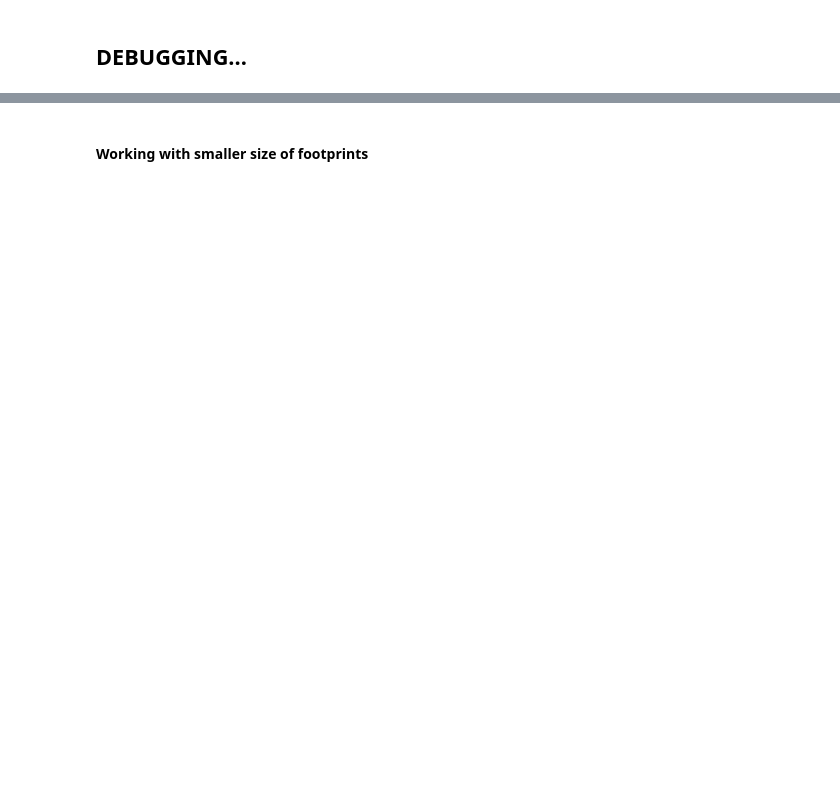
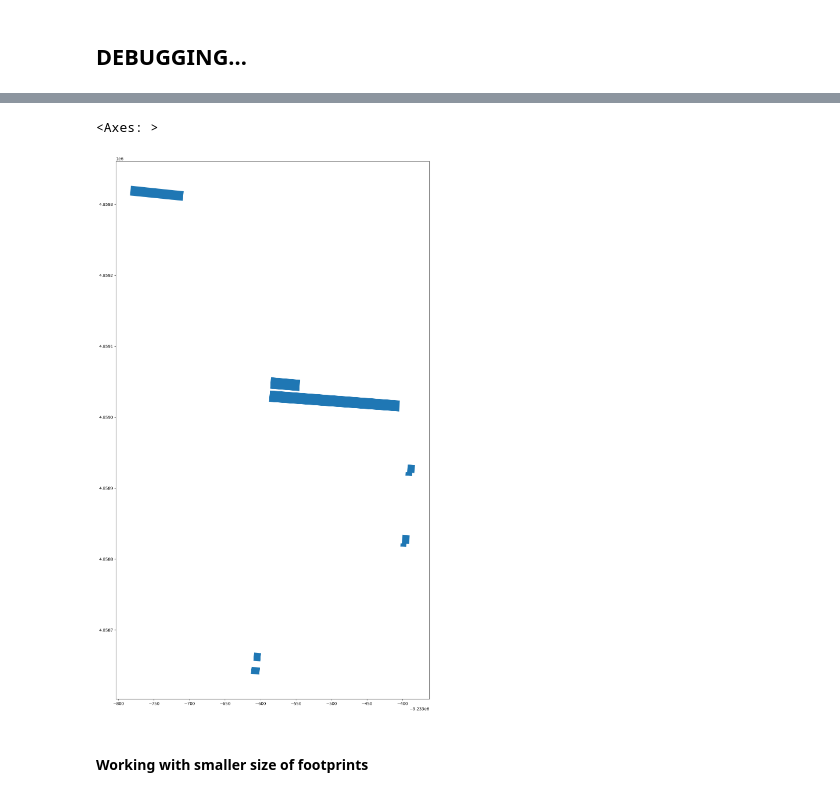
Before and after one commit to SummerHA90/2D_footprint_clustering, a Jupyter notebook: Prototyping_extbound_node_edge_weights.ipynb, the cells around one changed output, grey strips where cells are left out. Cells and saved outputs as stored; diff of their text form; code cells hidden in the pictures; blank space fills up the shorter version.

Commit message:
printed results for debugging

```diff
--- a/Prototyping_extbound_node_edge_weights.ipynb
+++ b/Prototyping_extbound_node_edge_weights.ipynb
@@ -584,3 +497,11 @@ Index([149], dtype='int64')
+# %%
+# select only the rows of interest and print the footprint
+indices_to_keep = [2,151,155,183,221,224,150]
+reducded_gdf = sim_buildings_ext_gdf.loc[indices_to_keep]
+reducded_gdf.plot(figsize=(24,24))
+# %% [output]
+<Axes: >
+[figure, added]
 # %% [markdown]
 #### **Working with smaller size of footprints**
 # %%
```
Also changed, not shown: parts of 39 cells of this notebook, 12 other files.
